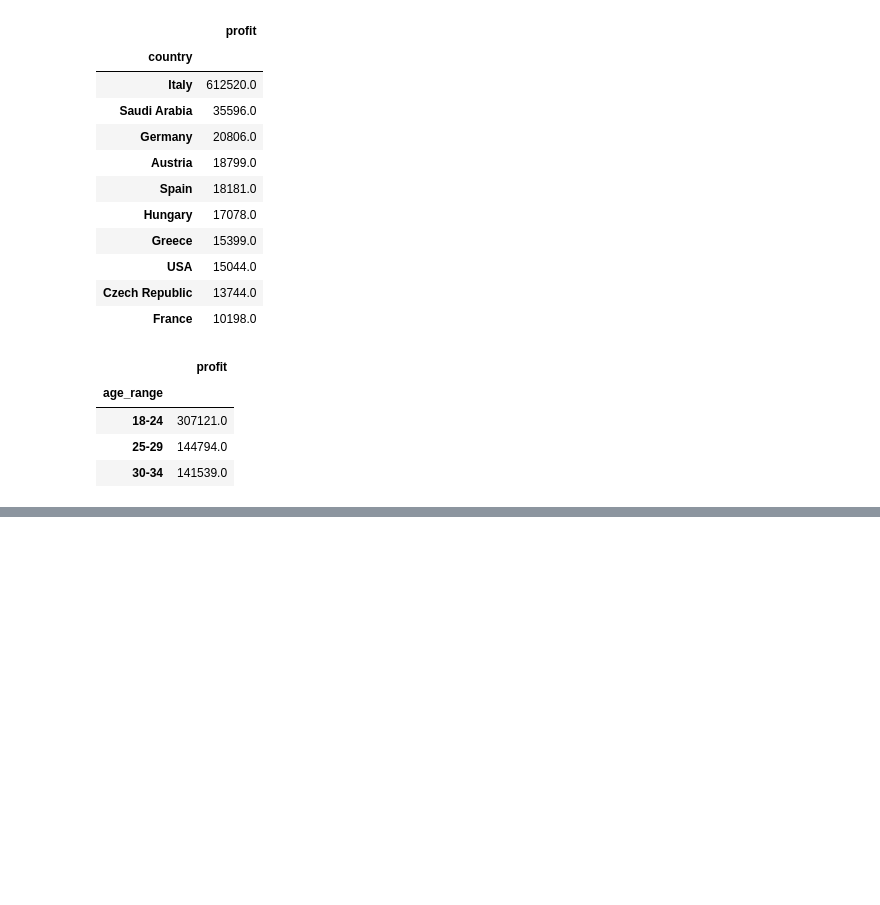
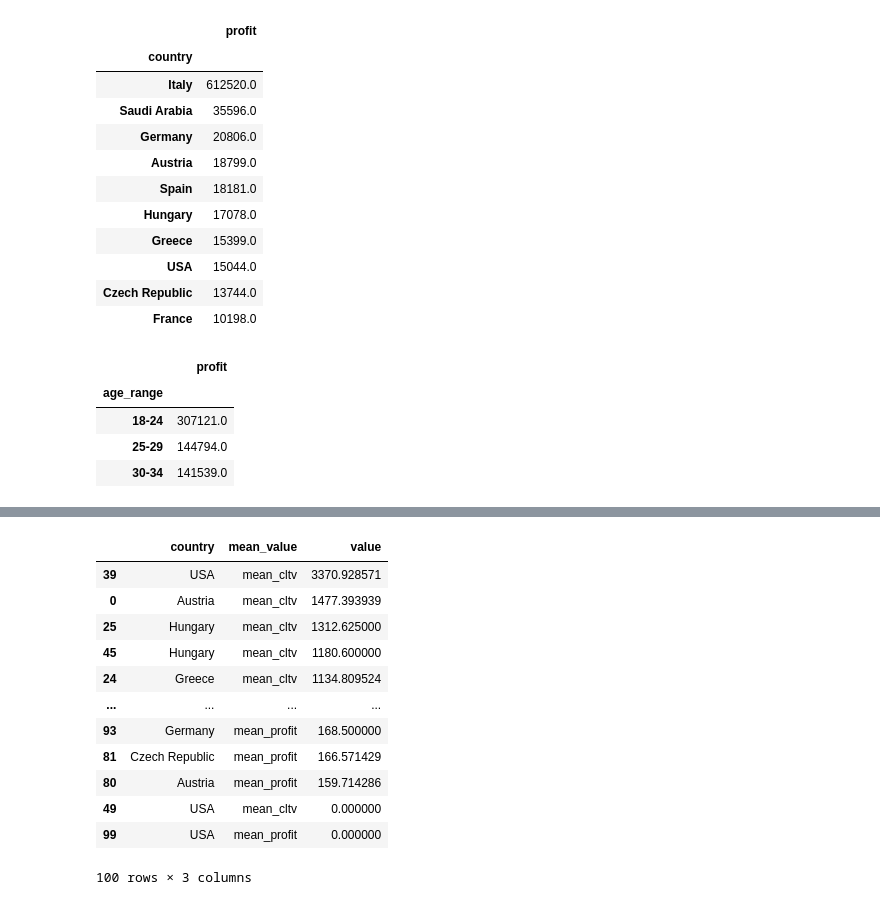
Before and after one commit to jacyee/Covid-Data-Analytics, a Jupyter notebook: sales_insight.ipynb, the cells around one changed output, grey strips where cells are left out. Saved outputs shown, nothing was run; the diff lists cells and outputs as text; code cells hidden in the pictures; blank space fills up the shorter version.

```diff
--- a/sales_insight.ipynb
+++ b/sales_insight.ipynb
@@ -676,3 +740,22 @@ a_df.nlargest(3,'profit')
+# %%
+# values across multi-dimensions by both country & age group
+
+mt = pd.melt(pt,id_vars=['country'],var_name=['mean_value'])
+mt.sort_values(by='value',ascending=False)
+# %% [output]
+|  | country | mean_value | value |
+| 39 | USA | mean_cltv | 3370.928571 |
+| 0 | Austria | mean_cltv | 1477.393939 |
+| 25 | Hungary | mean_cltv | 1312.625000 |
+| 45 | Hungary | mean_cltv | 1180.600000 |
+| 24 | Greece | mean_cltv | 1134.809524 |
+| ... | ... | ... | ... |
+| 93 | Germany | mean_profit | 168.500000 |
+| 81 | Czech Republic | mean_profit | 166.571429 |
+| 80 | Austria | mean_profit | 159.714286 |
+| 49 | USA | mean_cltv | 0.000000 |
+| 99 | USA | mean_profit | 0.000000 |
+100 rows × 3 columns
 # %%
 # find year period over 365 days
 year_before = (date(2020,12,1)-timedelta(days=365)).isoformat()
```
Also changed, not shown: parts of 14 cells of this notebook.
